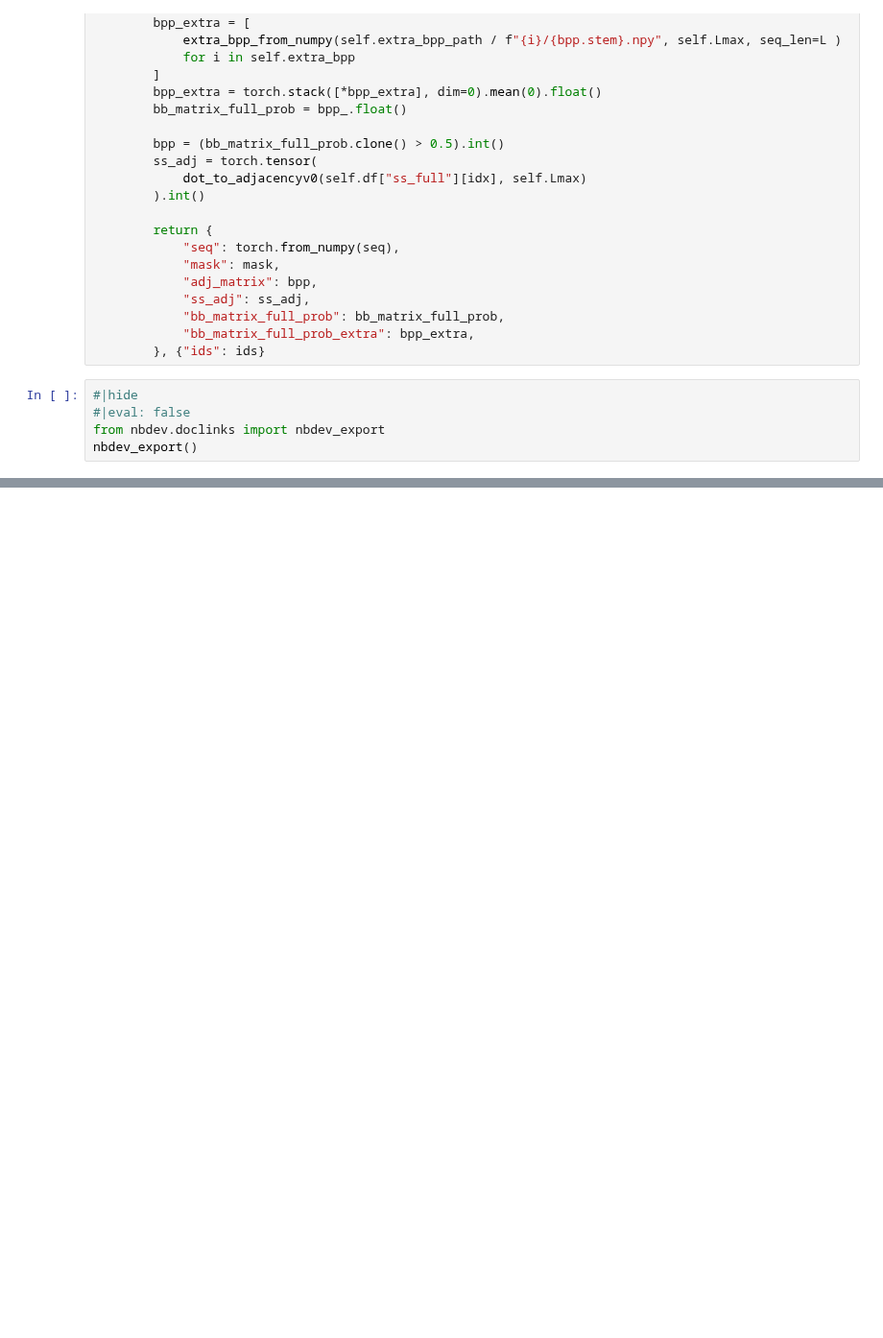
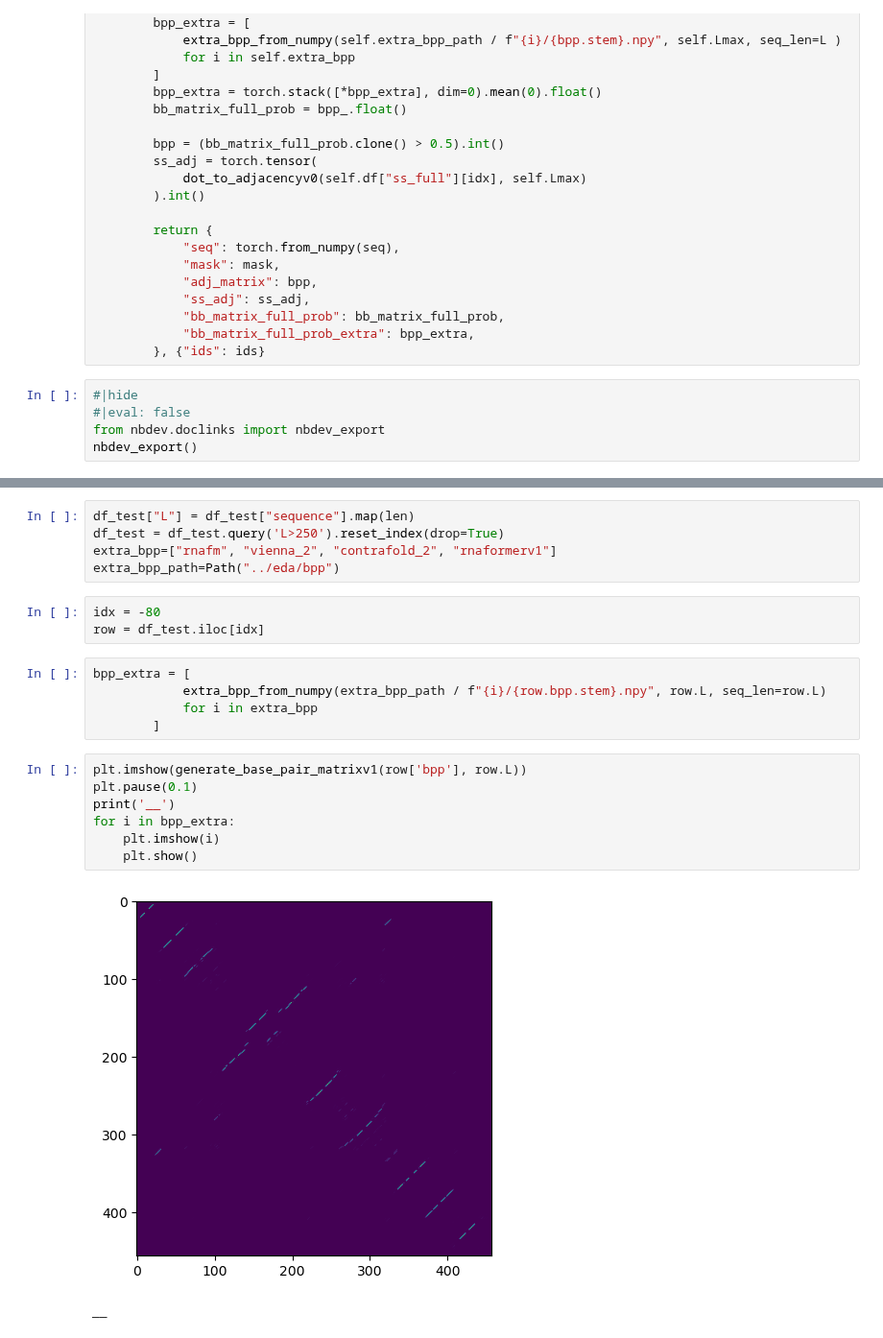
Before and after one commit to DrHB/rna-stanford, a Jupyter notebook: nbs/00_dataset.ipynb, the cells around one changed output, grey strips where cells are left out. Shown at 96% size. Cells and saved outputs as stored; diff of their text form; blank space fills up the shorter version.

```diff
--- a/nbs/00_dataset.ipynb
+++ b/nbs/00_dataset.ipynb
@@ -2480,0 +2647,23 @@ mv: cannot stat '../data/ffc420326531.txt': No such file or directory
+# %%
+df_test["L"] = df_test["sequence"].map(len)
+df_test = df_test.query('L>250').reset_index(drop=True)
+extra_bpp=["rnafm", "vienna_2", "contrafold_2", "rnaformerv1"]
+extra_bpp_path=Path("../eda/bpp")
+# %%
+idx = -80
+row = df_test.iloc[idx]
+# %%
+bpp_extra = [
+            extra_bpp_from_numpy(extra_bpp_path / f"{i}/{row.bpp.stem}.npy", row.L, seq_len=row.L)
+            for i in extra_bpp
+        ]
+# %%
+plt.imshow(generate_base_pair_matrixv1(row['bpp'], row.L))
+plt.pause(0.1)
+print('__')
+for i in bpp_extra:
+    plt.imshow(i)
+    plt.show()
+# %% [output]
+[figure, added]
+__
```
Also changed, not shown: parts of 11 cells of this notebook, 10 other files.
